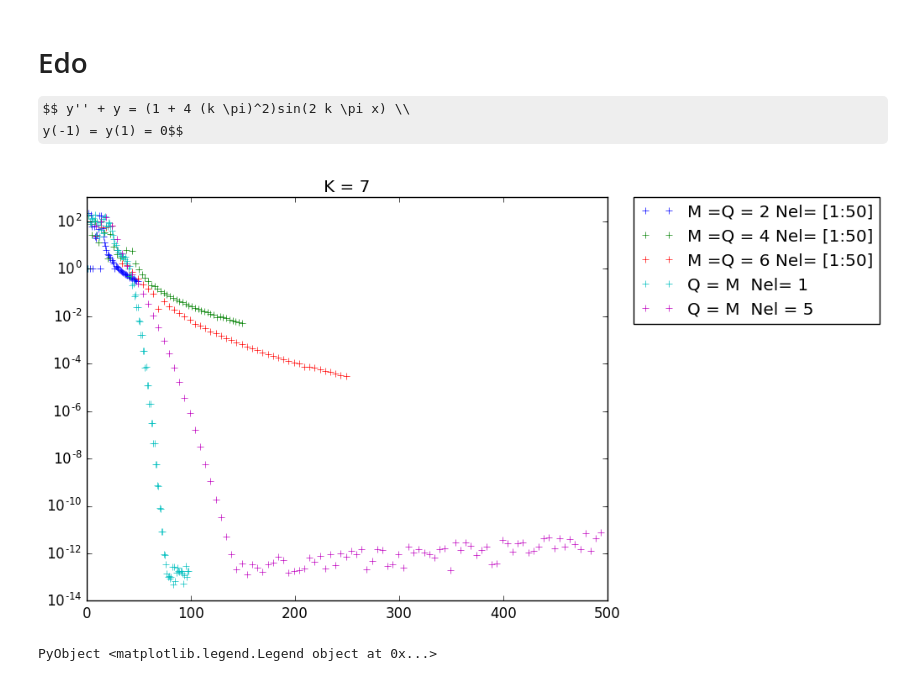
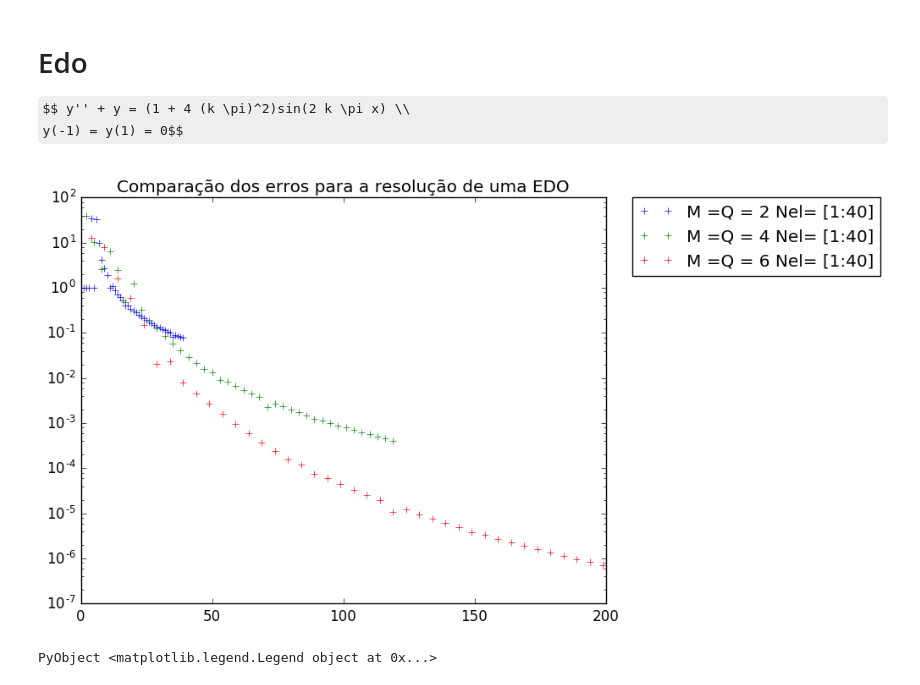
Before and after one commit to augustot2/HPFEM_mod.jl, a Jupyter notebook: augusto/HPFEM_mod example.ipynb, the cells around one changed output. Cells and saved outputs as stored; diff of their text form; code cells hidden in the pictures; some formulas as TeX source.

```diff
--- a/augusto/HPFEM_mod example.ipynb
+++ b/augusto/HPFEM_mod example.ipynb
@@ -12,45 +12,46 @@ lagrange_oed_spec (generic function with 5 methods)
 # %% [markdown]
 # Edo
    $$ y'' + y = (1 + 4 (k \pi)^2)sin(2 k \pi x) \\
-      y(-1) = y(1) = 0$$
+y(-1) = y(1) = 0$$
 # %%
-k = 7
-Q_max = M_max = 100
-nel_max = 50
+k = 3
+Q_max = M_max = 50
+nel_max = 40
 
 
 fun(x) = (1 + 4*(k*pi)^2)*sin(2*k*pi*x)
 resp(x) = sin(2*k*pi*x)
 
 EMM =DataFrame(erro = Float64[], dof =  Float64[])
 EM2 =DataFrame(erro = Float64[], dof =  Float64[])
 for M = 3:M_max
     temp = lagrange_oed_spec(M,M,1,fun,resp)
     push!(EMM,temp)
 
     temp = lagrange_oed_spec(M,M,5,fun,resp)
     push!(EM2,temp)
 end
 EMe2 =DataFrame(erro = Float64[], dof =  Float64[])
 EMe3 =DataFrame(erro = Float64[], dof =  Float64[])
 EMe = DataFrame(erro = Float64[], dof =  Float64[])
 for nel = 1:nel_max
     temp = lagrange_oed_spec(4,4,nel,fun,resp)
     push!(EMe,temp)
 
     temp = lagrange_oed_spec(2,2,nel,fun,resp)
     push!(EMe2,temp)
 
     temp = lagrange_oed_spec(6,6,nel,fun,resp)
     push!(EMe3,temp)
 end
 semilogy(EMe2[:dof],EMe2[:erro],"+",label = "M =Q = 2 Nel= [1:$nel_max]")
 semilogy(EMe[:dof],EMe[:erro],"+",label = "M =Q = 4 Nel= [1:$nel_max]")
 semilogy(EMe3[:dof],EMe3[:erro],"+",label = "M =Q = 6 Nel= [1:$nel_max]")
-semilogy(EMM[:dof],EMM[:erro],"+",label = "Q = M  Nel= 1")
-semilogy(EM2[:dof],EM2[:erro],"+",label = "Q = M  Nel = 5")
-title("K = $k")
+#semilogy(EMM[:dof],EMM[:erro],"+",label = "Q = [1:$M_max] Nel= 1")
+#semilogy(EM2[:dof],EM2[:erro],"+",label = "Q = M  Nel = 5")
+#title("K = $k")
+title("Comparação dos erros para a resolução de uma EDO")
 legend(bbox_to_anchor=(1.05, 1), loc=2, borderaxespad=0.)
 # %% [output]
-[figure, old version]
+[figure, new version]
 PyObject <matplotlib.legend.Legend object at 0x...>
```
Also changed, not shown: parts of 9 cells of this notebook, 23 other files.
